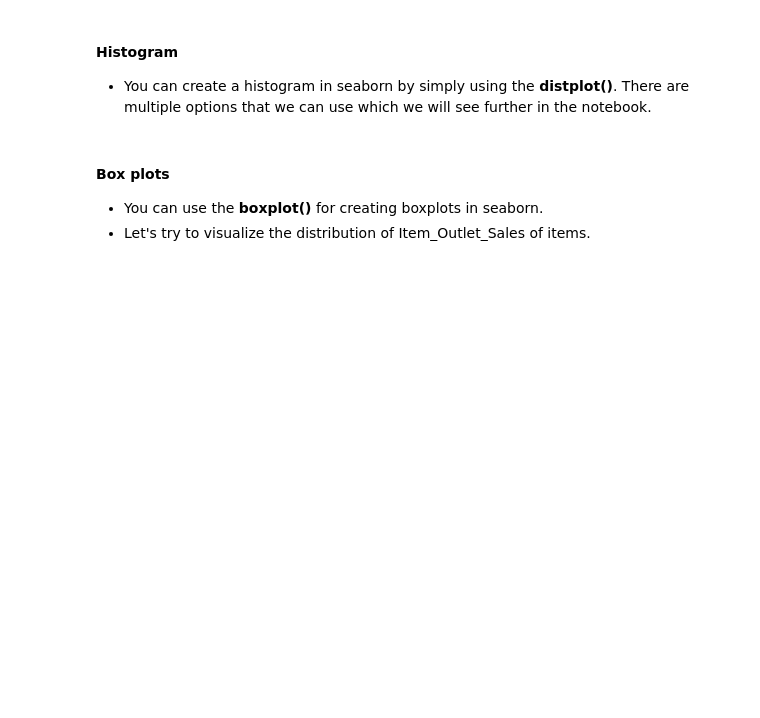
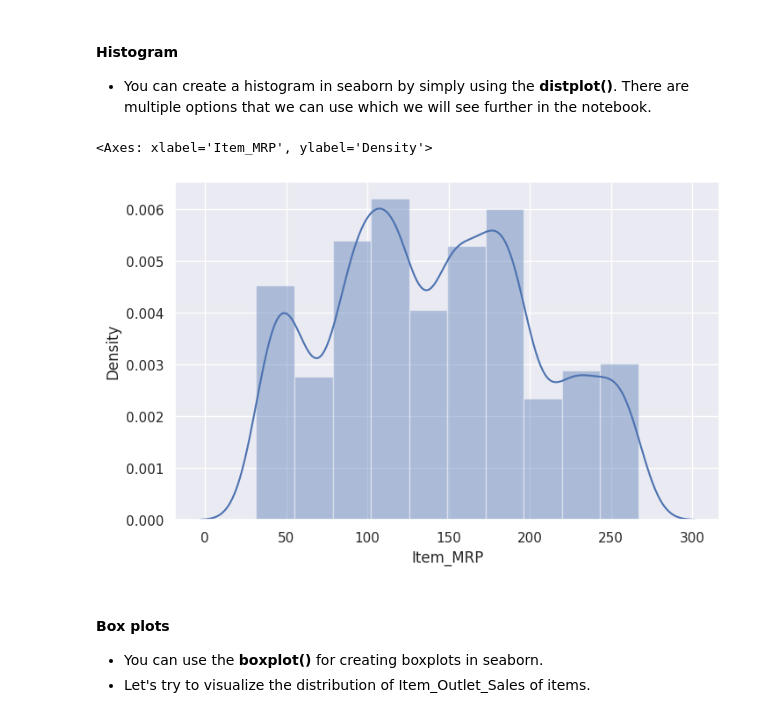
Before and after one commit to Adh101/TechAxis-Data-Science-with-Python-Notes, a Jupyter notebook: Data_Visualization_using_Seaborn.ipynb, the cells around one changed output. Cells and saved outputs as stored; diff of their text form; code cells hidden in the pictures; blank space fills up the shorter version.

```diff
--- a/Data_Visualization_using_Seaborn.ipynb
+++ b/Data_Visualization_using_Seaborn.ipynb
@@ -74,7 +87,10 @@ sns.barplot(x='Item_Type', y='Item_MRP', data = data_BM[:5])
 
 - You can create a histogram in seaborn by simply using the **distplot()**. There are multiple options that we can use which we will see further in the notebook.
 # %%
-sns.distplot(data_BM['Item_MRP'], bins = 20)
+sns.distplot(data_BM['Item_MRP'], bins = 10)
+# %% [output]
+<Axes: xlabel='Item_MRP', ylabel='Density'>
+[figure, added]
 # %% [markdown]
 #### Box plots
 
```
Also changed, not shown: parts of 37 cells of this notebook.
